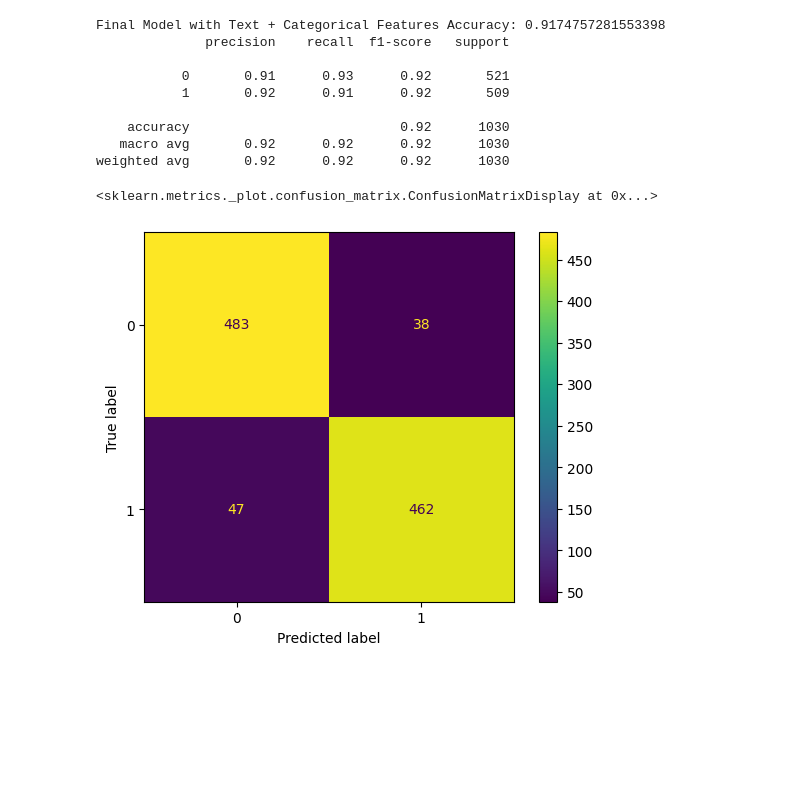
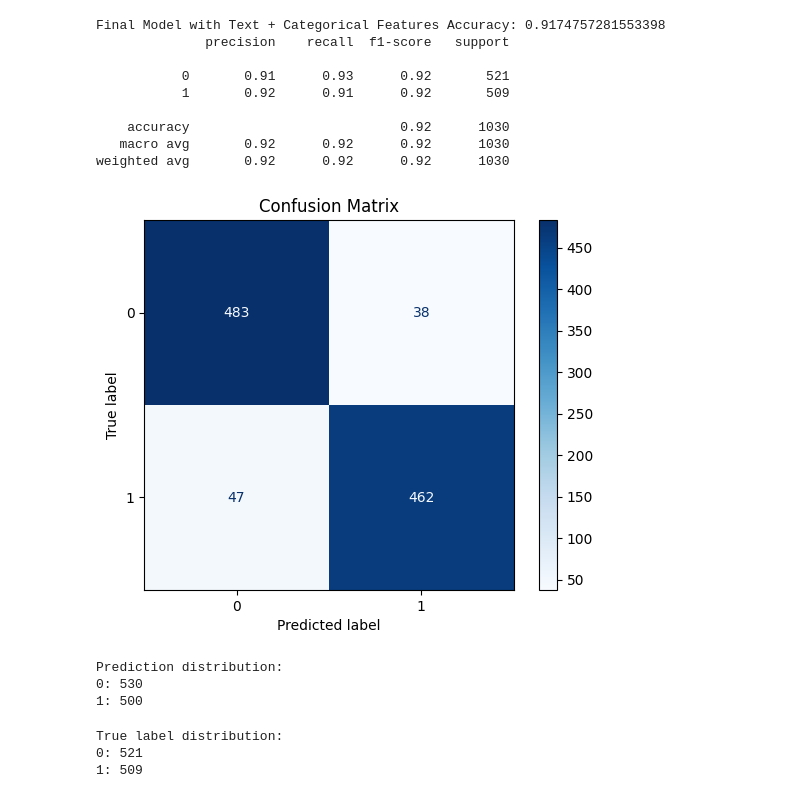
Before and after one commit to Barrizzz/Data-Science-ML, a Jupyter notebook: MLTesting.ipynb, the cells around one changed output. Drawn from its saved outputs; the diff is of its cells as text; code cells hidden in the pictures; blank space fills up the shorter version.

```diff
--- a/MLTesting.ipynb
+++ b/MLTesting.ipynb
@@ -268,7 +268,33 @@ Final Model with Text + Categorical Features Accuracy: 0.9174757281553398
    macro avg       0.92      0.92      0.92      1030
 weighted avg       0.92      0.92      0.92      1030
 # %%
-ConfusionMatrixDisplay.from_predictions(Y_test, y_pred)
+ConfusionMatrixDisplay.from_estimator(
+    model,
+    X_test,
+    Y_test,
+    display_labels=model.named_steps["classifier"].classes_,
+    cmap="Blues",
+    xticks_rotation="horizontal"
+)
+plt.title("Confusion Matrix")
+plt.show()
 # %% [output]
-<sklearn.metrics._plot.confusion_matrix.ConfusionMatrixDisplay at 0x...>
-[figure, old version]
+[figure, new version]
+# %%
+unique, counts = np.unique(y_pred, return_counts=True)
+print("Prediction distribution:")
+for u, c in zip(unique, counts):
+    print(f"{u}: {c}")
+# %% [output]
+Prediction distribution:
+0: 530
+1: 500
+# %%
+unique, counts = np.unique(Y_test, return_counts=True)
+print("True label distribution:")
+for u, c in zip(unique, counts):
+    print(f"{u}: {c}")
+# %% [output]
+True label distribution:
+0: 521
+1: 509
```
